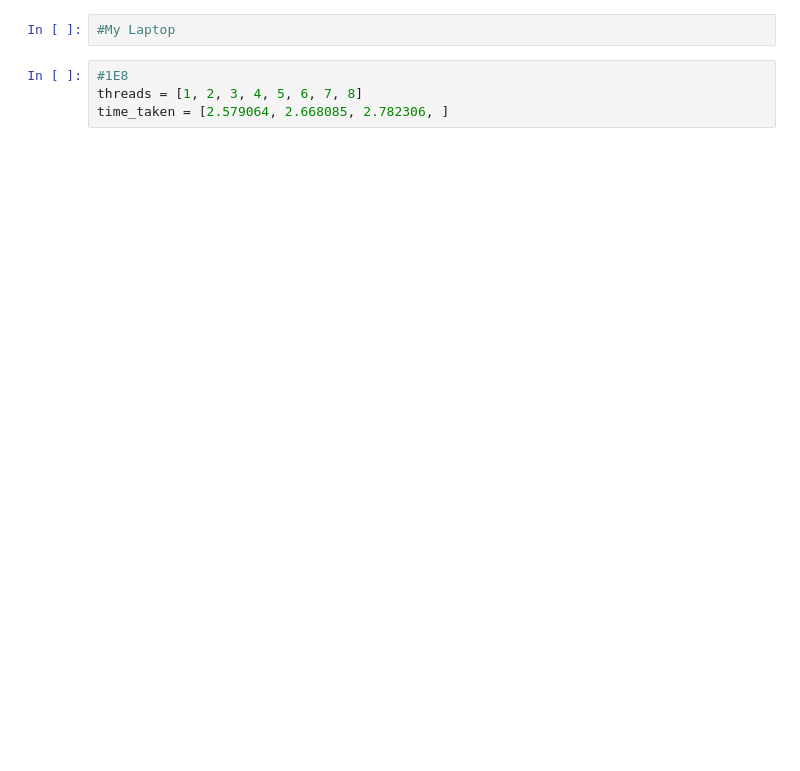
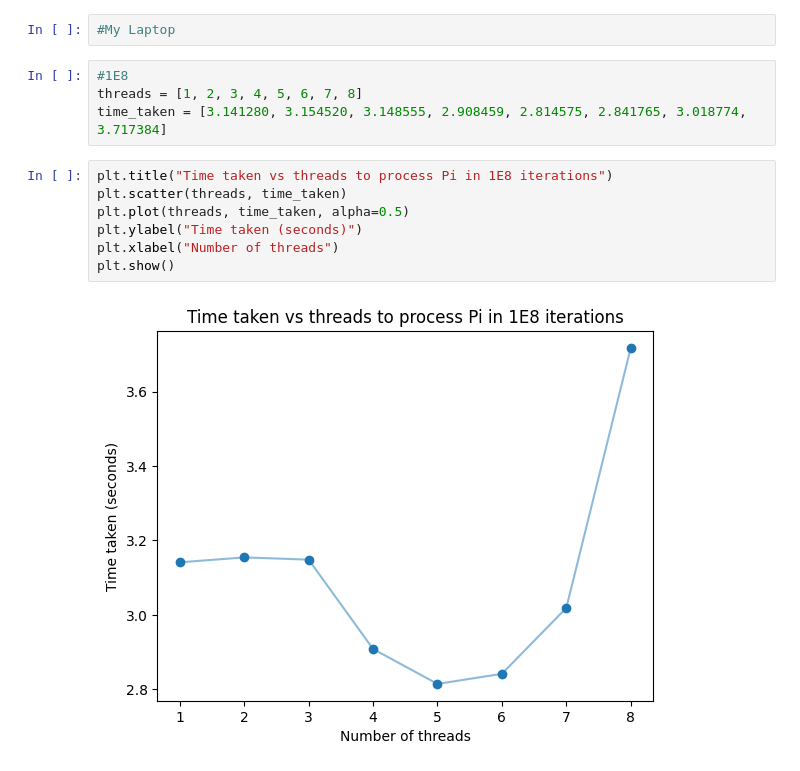
Before and after one commit to jonasyip/Advance-Computional-Physics-Project, a Jupyter notebook: Pi threads.ipynb, the cells around one changed output. Drawn from its saved outputs; the diff is of its cells as text; blank space fills up the shorter version.

```diff
--- a/Pi threads.ipynb
+++ b/Pi threads.ipynb
@@ -19,4 +19,13 @@ plt.show()
 # %%
 #1E8
 threads = [1, 2, 3, 4, 5, 6, 7, 8]
-time_taken = [2.579064, 2.668085, 2.782306, ]
+time_taken = [3.141280, 3.154520, 3.148555, 2.908459, 2.814575, 2.841765, 3.018774, 3.717384]
+# %%
+plt.title("Time taken vs threads to process Pi in 1E8 iterations")
+plt.scatter(threads, time_taken)
+plt.plot(threads, time_taken, alpha=0.5)
+plt.ylabel("Time taken (seconds)")
+plt.xlabel("Number of threads")
+plt.show()
+# %% [output]
+[figure, added]
```
Also changed, not shown: parts of 1 cell of this notebook, 16 other files.
